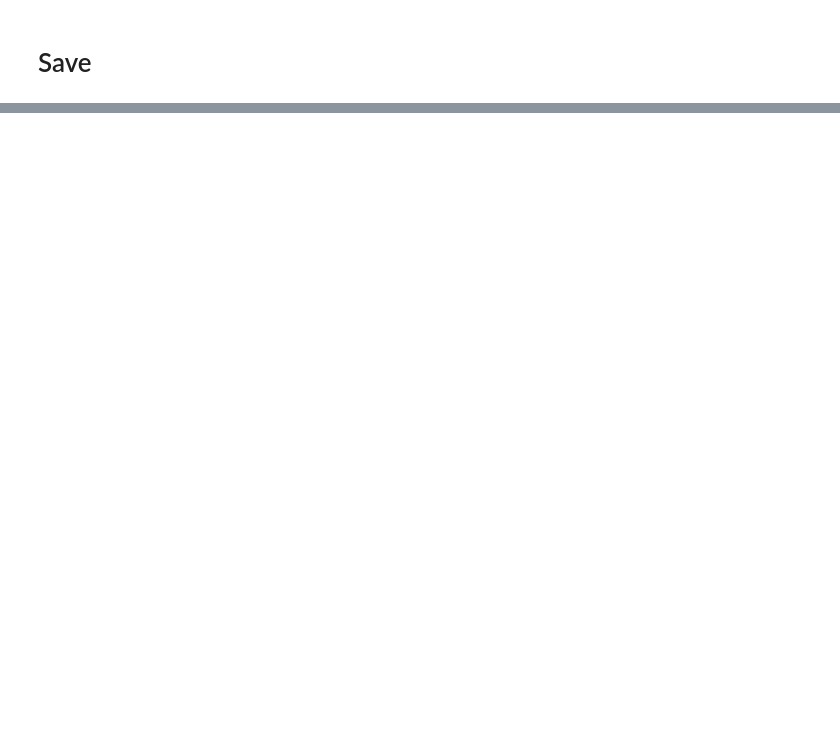
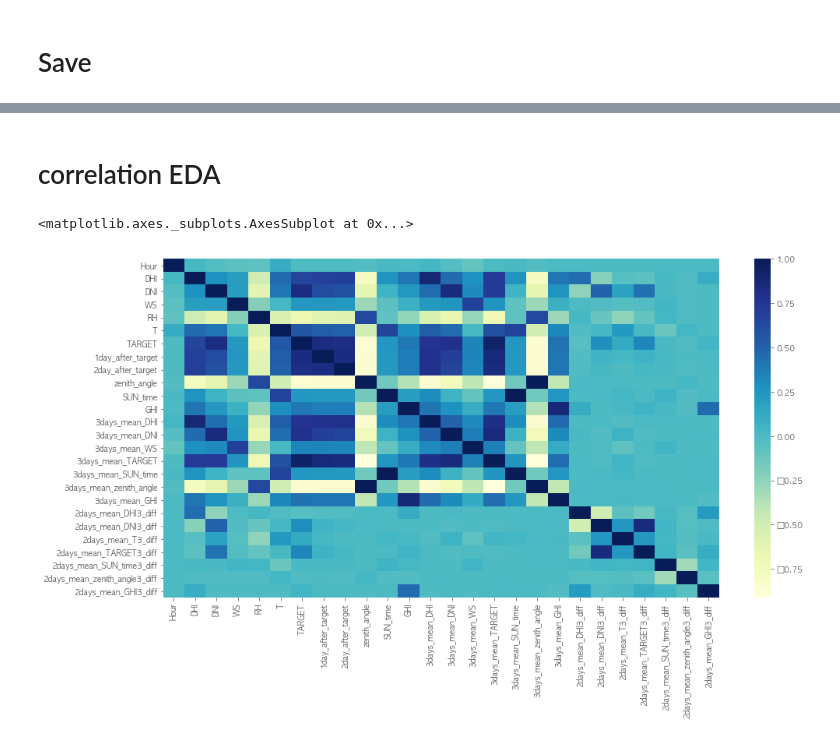
Before and after one commit to minyong-shin/Domestic-competiton, a Jupyter notebook: Competition - 7. 태양광 발전량 예측 AI 경진대회/태양광 발전량 예측 - 필령이형 데이터셋 구축.ipynb, the cells around one changed output, grey strips where cells are left out. Cells and saved outputs as stored; diff of their text form; code cells hidden in the pictures; blank space fills up the shorter version.

```diff
--- a/Competition - 7. 태양광 발전량 예측 AI 경진대회/태양광 발전량 예측 - 필령이형 데이터셋 구축.ipynb
+++ b/Competition - 7. 태양광 발전량 예측 AI 경진대회/태양광 발전량 예측 - 필령이형 데이터셋 구축.ipynb
@@ -206,7 +206,7 @@ def train_2day_variable(df_train, rolling_num) :
         hour_lists[num][f'{rolling_num}days_mean_WS'] = hour_lists[num]['WS'].rolling(rolling_num).mean()
         hour_lists[num][f'{rolling_num}days_mean_TARGET'] = hour_lists[num]['TARGET'].rolling(rolling_num).mean()
         hour_lists[num][f'{rolling_num}days_mean_SUN_time'] = hour_lists[num]['SUN_time'].rolling(rolling_num).mean()
-        hour_lists[num][f'{rolling_num}days_mean_zenith_angle'] = hour_lists[num]['zenith_angle'].rolling(rolling_num).mean()
+#         hour_lists[num][f'{rolling_num}days_mean_zenith_angle'] = hour_lists[num]['zenith_angle'].rolling(rolling_num).mean()
         hour_lists[num][f'{rolling_num}days_mean_GHI'] = hour_lists[num]['GHI'].rolling(rolling_num).mean()
 
         # expanding
@@ -221,15 +221,15 @@ def train_2day_variable(df_train, rolling_num) :
 #         hour_lists[num][f'{rolling_num}days_mean_GHI_expand'] = hour_lists[num]['GHI'].expanding(rolling_num).mean()
 
         # diff 변수 추가
-        hour_lists[num]['2days_mean_DHI{}_diff'.format(rolling_num)] = hour_lists[num]['DHI']-hour_lists[num][f'{rolling_num}days_mean_DHI']
-        hour_lists[num]['2days_mean_DNI{}_diff'.format(rolling_num)] = hour_lists[num]['DNI']-hour_lists[num][f'{rolling_num}days_mean_DNI']
-        hour_lists[num]['2days_mean_T{}_diff'.format(rolling_num)] = hour_lists[num]['T']-hour_lists[num]['T'].rolling(rolling_num).mean()
-#         hour_lists[num]['2days_mean_WS{}_diff'.format(rolling_num)] = hour_lists[num]['WS']-hour_lists[num]['2days_mean_WS_rolling{}'.format(rolling_num)]
-#         hour_lists[num]['2days_mean_RH{}_diff'.format(rolling_num)] = hour_lists[num]['RH']-hour_lists[num]['2days_mean_RH_rolling{}'.format(rolling_num)]
-        hour_lists[num]['2days_mean_TARGET{}_diff'.format(rolling_num)] = hour_lists[num]['TARGET']-hour_lists[num][f'{rolling_num}days_mean_TARGET']
-        hour_lists[num]['2days_mean_SUN_time{}_diff'.format(rolling_num)] = hour_lists[num]['SUN_time']-hour_lists[num][f'{rolling_num}days_mean_SUN_time']
-        hour_lists[num]['2days_mean_zenith_angle{}_diff'.format(rolling_num)] = hour_lists[num]['zenith_angle']-hour_lists[num][f'{rolling_num}days_mean_zenith_angle']
-        hour_lists[num]['2days_mean_GHI{}_diff'.format(rolling_num)] = hour_lists[num]['GHI']-hour_lists[num][f'{rolling_num}days_mean_GHI']
+#         hour_lists[num]['2days_mean_DHI{}_diff'.format(rolling_num)] = hour_lists[num]['DHI']-hour_lists[num][f'{rolling_num}days_mean_DHI']
+#         hour_lists[num]['2days_mean_DNI{}_diff'.format(rolling_num)] = hour_lists[num]['DNI']-hour_lists[num][f'{rolling_num}days_mean_DNI']
+#         hour_lists[num]['2days_mean_T{}_diff'.format(rolling_num)] = hour_lists[num]['T']-hour_lists[num]['T'].rolling(rolling_num).mean()
+# #         hour_lists[num]['2days_mean_WS{}_diff'.format(rolling_num)] = hour_lists[num]['WS']-hour_lists[num]['2days_mean_WS_rolling{}'.format(rolling_num)]
+# #         hour_lists[num]['2days_mean_RH{}_diff'.format(rolling_num)] = hour_lists[num]['RH']-hour_lists[num]['2days_mean_RH_rolling{}'.format(rolling_num)]
+#         hour_lists[num]['2days_mean_TARGET{}_diff'.format(rolling_num)] = hour_lists[num]['TARGET']-hour_lists[num][f'{rolling_num}days_mean_TARGET']
+#         hour_lists[num]['2days_mean_SUN_time{}_diff'.format(rolling_num)] = hour_lists[num]['SUN_time']-hour_lists[num][f'{rolling_num}days_mean_SUN_time']
+#         hour_lists[num]['2days_mean_zenith_angle{}_diff'.format(rolling_num)] = hour_lists[num]['zenith_angle']-hour_lists[num][f'{rolling_num}days_mean_zenith_angle']
+#         hour_lists[num]['2days_mean_GHI{}_diff'.format(rolling_num)] = hour_lists[num]['GHI']-hour_lists[num][f'{rolling_num}days_mean_GHI']
 
 
     df_train = pd.concat(hour_lists).sort_index()
@@ -360,6 +360,11 @@ df_test shape : (19440, 29)
 # %%
 X_test = df_test2
 X_test_day23 = df_test_day23
+# %%
+df_train.drop(columns = 'zenith_angle', inplace = True)
+df_train_day23.drop(columns = 'zenith_angle', inplace = True)
+X_test.drop(columns = 'zenith_angle', inplace = True)
+X_test_day23.drop(columns = 'zenith_angle', inplace = True)
 # %% [markdown]
 # Save
 # %%
@@ -389,3 +394,10 @@ X_test_day23.to_csv(
     os.path.join(infer_path, f'inference_{time_str}_day23.csv'),
     index=False
 )
+# %% [markdown]
+# correlation EDA
+# %%
+sns.heatmap(df_train.corr(), cmap='YlGnBu')
+# %% [output]
+<matplotlib.axes._subplots.AxesSubplot at 0x...>
+[figure, added]
```
Also changed, not shown: parts of 4 cells of this notebook, 7 other files.
